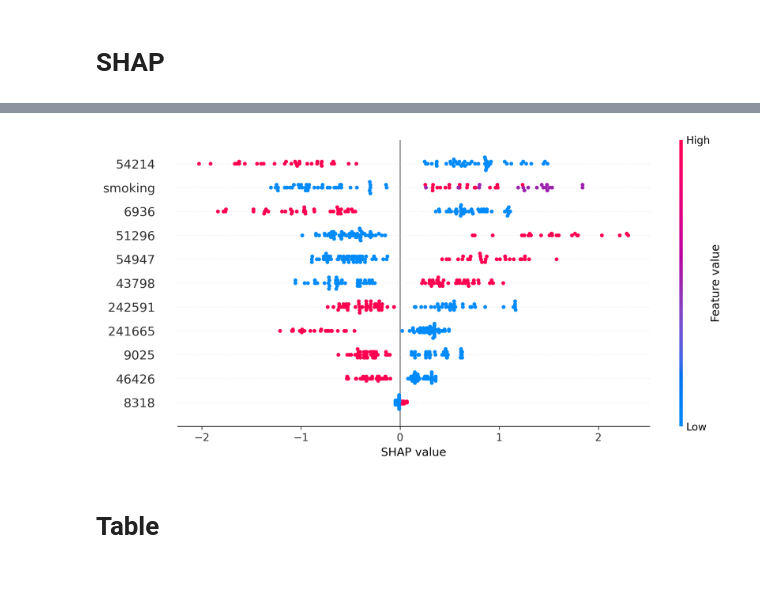
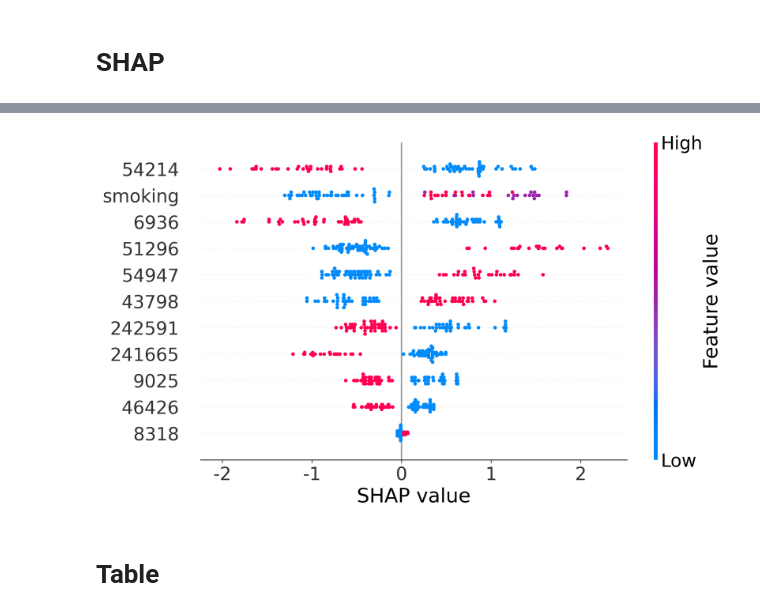
Before and after one commit to SysBioengLab/PhIP-seq-IBD-PUC, a Jupyter notebook: src/shap_selected_peptides_clinical.ipynb, the cells around one changed output, grey strips where cells are left out. Cells and saved outputs as stored; diff of their text form; code cells hidden in the pictures; blank space fills up the shorter version.

```diff
--- a/src/shap_selected_peptides_clinical.ipynb
+++ b/src/shap_selected_peptides_clinical.ipynb
@@ -294,37 +319,56 @@ fig.savefig('../Figures/ROCCurve.pdf', transparent=True)
 # %%
 # shap training
 from sklearn.metrics import roc_curve
 from sklearn.model_selection import StratifiedKFold
 
 X_subset = X[opt_features]
 
 
 bst = XGBClassifier(
     **params, n_estimators=100, enable_categorical=True
 )
 bst.fit(X_subset, y)
 
 shap_values = shap.TreeExplainer(bst).shap_values(X_subset)
 
-fig, ax = plt.subplots(figsize=(10, 5), dpi=300)
+fig, ax = plt.subplots(figsize=(10, 6))
 X_subset_col_edit = X_subset.copy()
 X_subset_col_edit.columns = [x.split('_')[-1] for x in X_subset_col_edit.columns]
 shap.summary_plot(
     shap_values,
     X_subset_col_edit.astype('float64'),
     plot_type="dot",  # or "bar", "violin"
     show=False,  # Don't show immediately
-    plot_size=None  # Let matplotlib handle size
+    plot_size=None,  # Let matplotlib handle size,
 )
 
 # Now you can customize the current plot
 ax = plt.gca()
-ax.set_xlabel('SHAP value', fontsize=12)
+ax.set_xlabel('SHAP value', fontsize=labelsize)
+ax.set_xticks(np.arange(
+    int(ax.get_xlim()[0]), int(ax.get_xlim()[1])+1, 1
+))
+ax.set_xticklabels([f'{i}' for i in np.arange(
+    int(ax.get_xlim()[0]), int(ax.get_xlim()[1])+1, 1
+)], fontsize=ticksize)
+
+ax.set_yticks(ax.get_yticks())
+ax.yaxis.set_ticklabels(
+    [f'{label.get_text()}' for label in ax.get_yticklabels()],
+    fontsize=ticksize
+)
+# modify colorbar
+cbar = plt.gcf().axes[-1]
+cbar.set_ylabel('Feature value', fontsize=labelsize)
+cbar.set_yticklabels([f'{label.get_text()}' for label in cbar.get_yticklabels()], fontsize=ticksize)
+
 plt.tight_layout()
-plt.savefig('../Figures/shap_plot.pdf', transparent=True, bbox_inches='tight')
+
+
+plt.savefig('../Figures/shap_plot.svg', transparent=True, bbox_inches='tight')
 plt.show()
 # %% [output]
-[figure, old version]
+[figure, new version]
 # %% [markdown]
 # Table
 # %%
```
Also changed, not shown: parts of 4 cells of this notebook, 17 other files.
